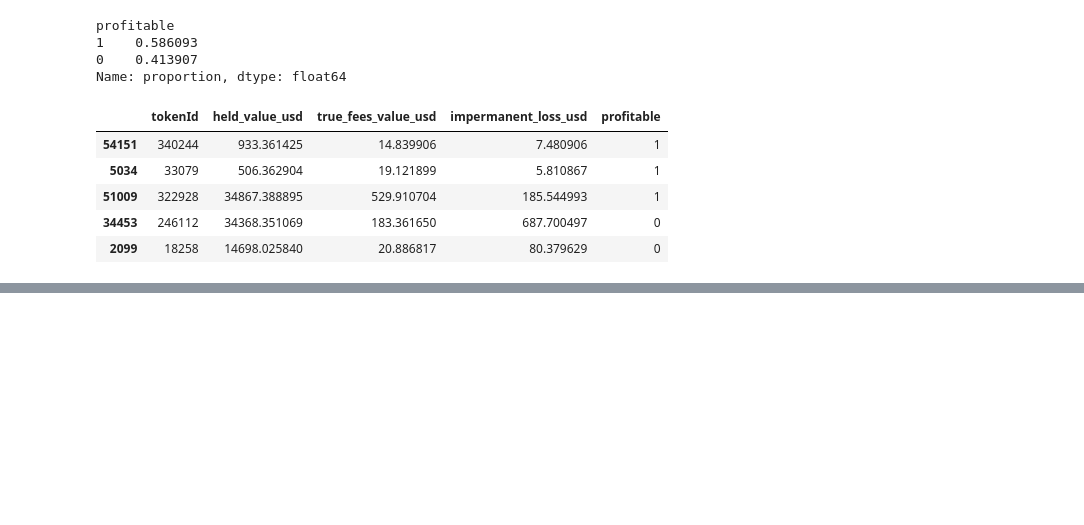
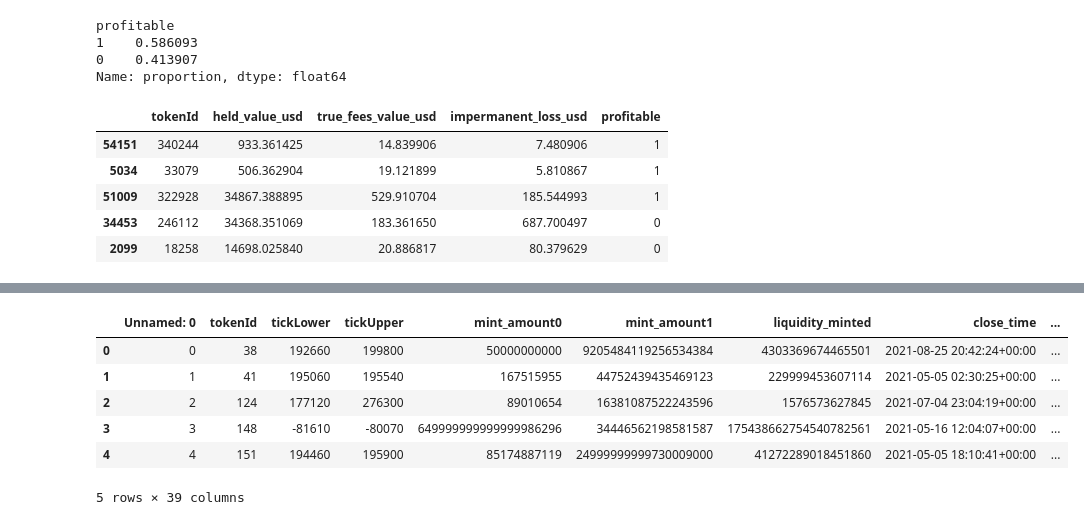
Before and after one commit to nisarg-m-shah/Research-Project-1, a Jupyter notebook: test.ipynb, the cells around one changed output, grey strips where cells are left out. Drawn from its saved outputs; the diff is of its cells as text; code cells hidden in the pictures; blank space fills up the shorter version.

```diff
--- a/test.ipynb
+++ b/test.ipynb
@@ -1330,0 +1602,12 @@ pos_labeled_base[['tokenId', 'held_value_usd', 'true_fees_value_usd', 'impermane
+# %%
+import pandas as pd
+data = pd.read_csv("final_merged_dataset.csv")
+data.head()
+# %% [output]
+|  | Unnamed: 0 | tokenId | tickLower | tickUpper | mint_amount0 | mint_amount1 | liquidity_minted | close_time | ... |
+| 0 | 0 | 38 | 192660 | 199800 | 50000000000 | 9205484119256534384 | 4303369674465501 | 2021-08-25 20:42:24+00:00 | ... |
+| 1 | 1 | 41 | 195060 | 195540 | 167515955 | 44752439435469123 | 229999453607114 | 2021-05-05 02:30:25+00:00 | ... |
+| 2 | 2 | 124 | 177120 | 276300 | 89010654 | 16381087522243596 | 1576573627845 | 2021-07-04 23:04:19+00:00 | ... |
+| 3 | 3 | 148 | -81610 | -80070 | 649999999999999986296 | 34446562198581587 | 175438662754540782561 | 2021-05-16 12:04:07+00:00 | ... |
+| 4 | 4 | 151 | 194460 | 195900 | 85174887119 | 24999999999730009000 | 41272289018451860 | 2021-05-05 18:10:41+00:00 | ... |
+5 rows × 39 columns
```
Also changed, not shown: parts of 14 cells of this notebook, 13 other files.
